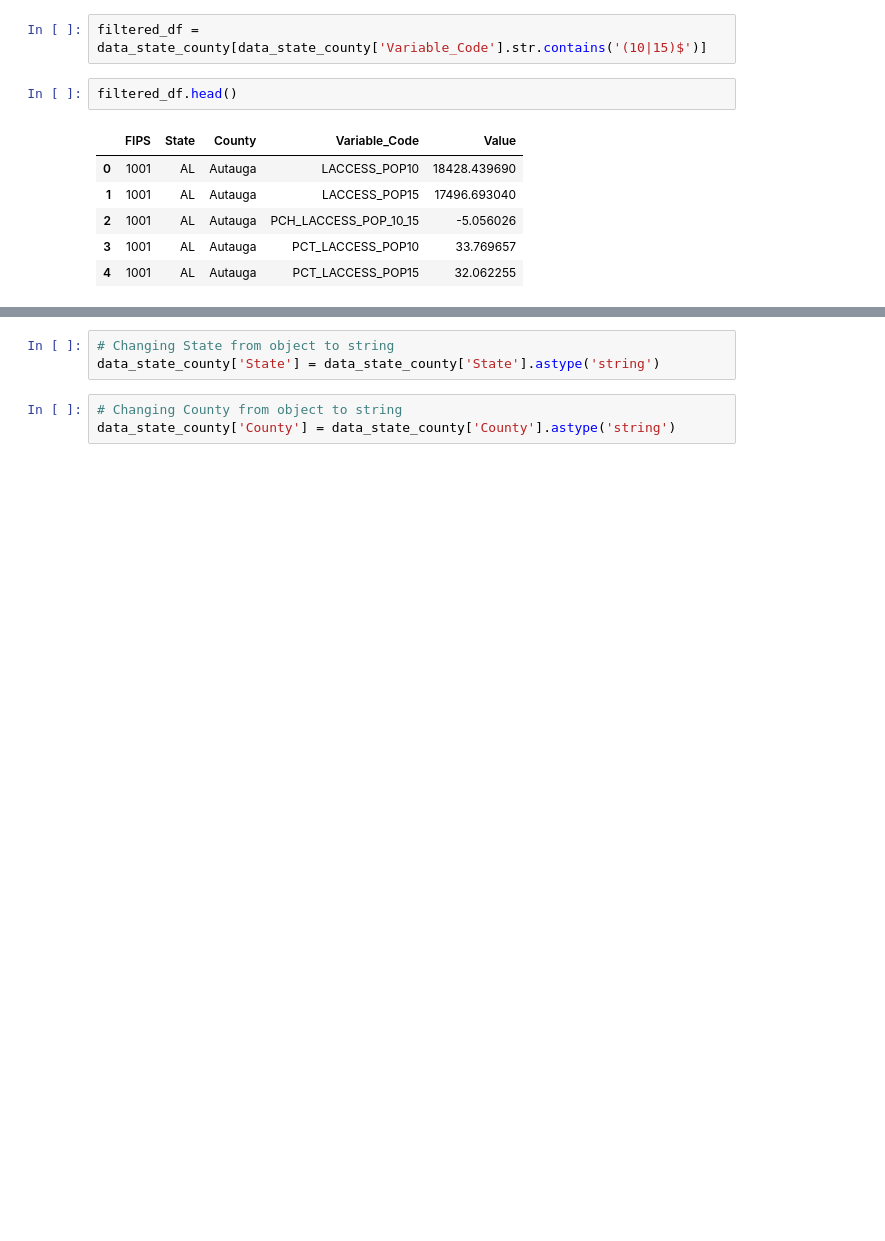
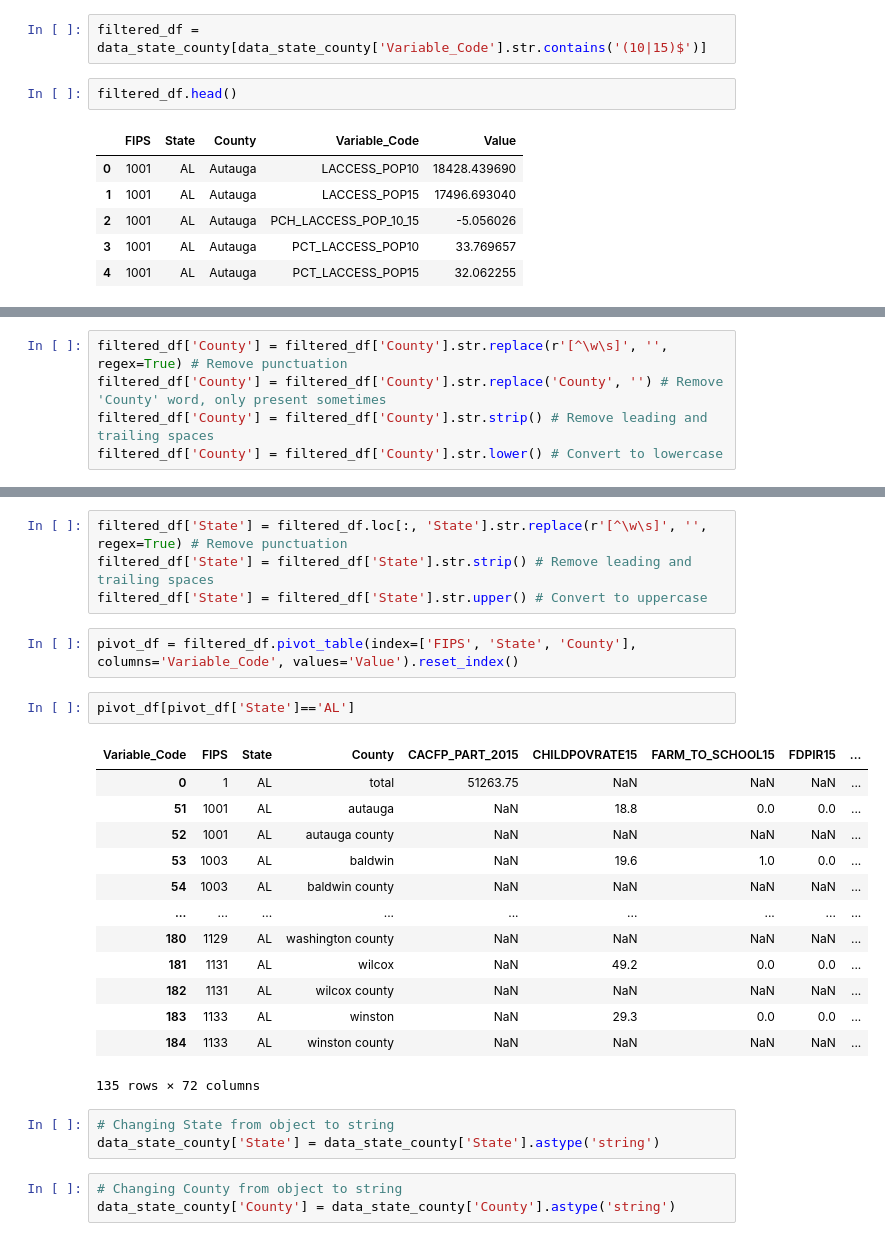
Before and after one commit to gabbycjames/DataScience_Capstone, a Jupyter notebook: DataWrangling.ipynb, the cells around one changed output, grey strips where cells are left out. Cells and saved outputs as stored; diff of their text form; blank space fills up the shorter version.

Commit message:
Created pivot table

```diff
--- a/DataWrangling.ipynb
+++ b/DataWrangling.ipynb
@@ -139,0 +134,5 @@ dtype: object
+# %%
+filtered_df['County'] = filtered_df['County'].str.replace(r'[^\w\s]', '', regex=True) # Remove punctuation
+filtered_df['County'] = filtered_df['County'].str.replace('County', '') # Remove 'County' word, only present sometimes
+filtered_df['County'] = filtered_df['County'].str.strip() # Remove leading and trailing spaces
+filtered_df['County'] = filtered_df['County'].str.lower() # Convert to lowercase
@@ -140,3 +148,25 @@ dtype: object
+# %%
+filtered_df['State'] = filtered_df.loc[:, 'State'].str.replace(r'[^\w\s]', '', regex=True) # Remove punctuation
+filtered_df['State'] = filtered_df['State'].str.strip() # Remove leading and trailing spaces
+filtered_df['State'] = filtered_df['State'].str.upper() # Convert to uppercase
+# %%
+pivot_df = filtered_df.pivot_table(index=['FIPS', 'State', 'County'], columns='Variable_Code', values='Value').reset_index()
+# %%
+pivot_df[pivot_df['State']=='AL']
+# %% [output]
+| Variable_Code | FIPS | State | County | CACFP_PART_2015 | CHILDPOVRATE15 | FARM_TO_SCHOOL15 | FDPIR15 | ... |
+| 0 | 1 | AL | total | 51263.75 | NaN | NaN | NaN | ... |
+| 51 | 1001 | AL | autauga | NaN | 18.8 | 0.0 | 0.0 | ... |
+| 52 | 1001 | AL | autauga county | NaN | NaN | NaN | NaN | ... |
+| 53 | 1003 | AL | baldwin | NaN | 19.6 | 1.0 | 0.0 | ... |
+| 54 | 1003 | AL | baldwin county | NaN | NaN | NaN | NaN | ... |
+| ... | ... | ... | ... | ... | ... | ... | ... | ... |
+| 180 | 1129 | AL | washington county | NaN | NaN | NaN | NaN | ... |
+| 181 | 1131 | AL | wilcox | NaN | 49.2 | 0.0 | 0.0 | ... |
+| 182 | 1131 | AL | wilcox county | NaN | NaN | NaN | NaN | ... |
+| 183 | 1133 | AL | winston | NaN | 29.3 | 0.0 | 0.0 | ... |
+| 184 | 1133 | AL | winston county | NaN | NaN | NaN | NaN | ... |
+135 rows × 72 columns
 # %%
 # Changing State from object to string
 data_state_county['State'] = data_state_county['State'].astype('string')
```
Also changed, not shown: parts of 18 cells of this notebook.
